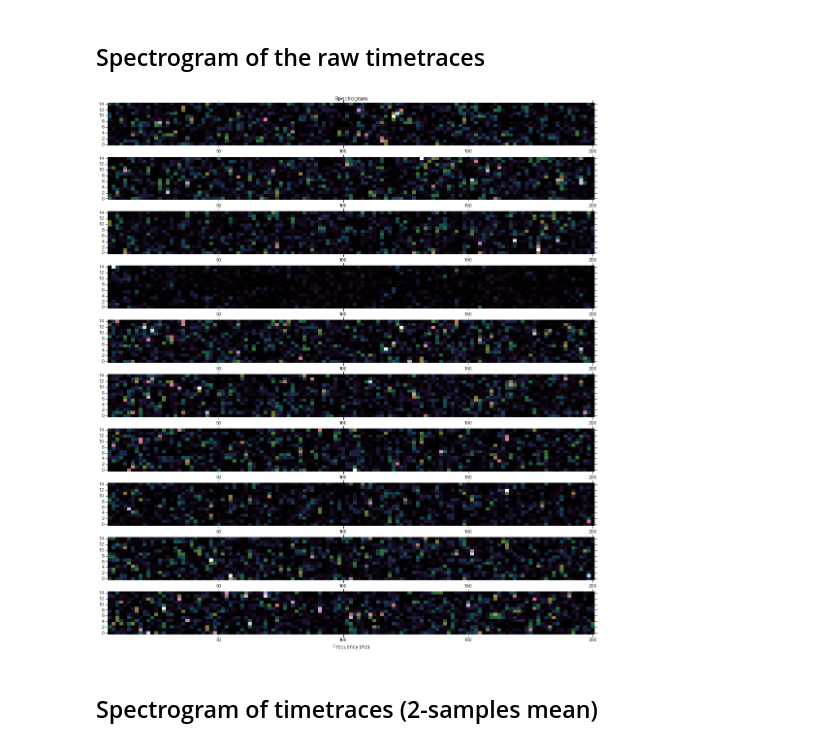
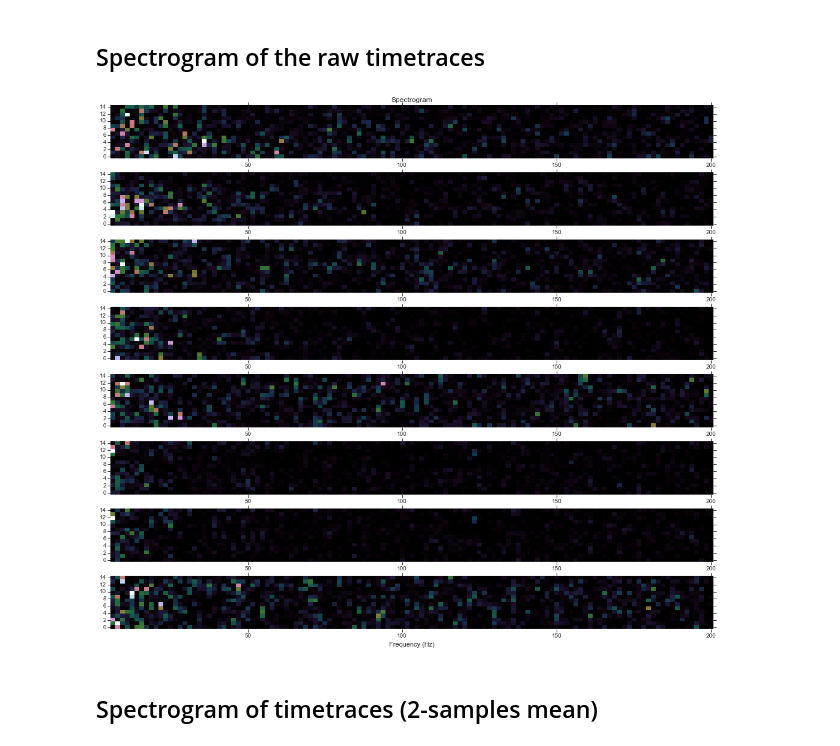
Before and after one commit to tritemio/voltagesensing, a Jupyter notebook: Patch Clamp Analysis - FFT.ipynb, the cells around one changed output. Drawn from its saved outputs; the diff is of its cells as text; code cells hidden in the pictures.

```diff
--- a/Patch Clamp Analysis - FFT.ipynb
+++ b/Patch Clamp Analysis - FFT.ipynb
@@ -173,6 +184,18 @@ points_unpatched = \
      (102.32258064516125, 3.6451612903225907),
      (104.15053763440858, 163.13440860215053),
      (185.95161290322577, 148.96774193548384)]
+
+points_unpatched = \
+    [(226.68894009216589, 41.434907834101381),
+     (193.39400921658986, 139.75288018433179),
+     (185.95161290322582, 149.54550691244236),
+     (247.05760368663599, 133.48559907834101),
+     (26.135944700460826, 140.53629032258061),
+     (6.5506912442396299, 178.53168202764974),
+     (104.08525345622121, 48.877304147465452),
+     (16.735023041474648, 58.278225806451616),
+     (38.670506912442391, 59.06163594470047),
+     (218.07142857142858, 5.0063364055299644)]
 # %%
 %matplotlib inline
 # %%
@@ -245,8 +223,0 @@ ax.set_title('Difference between background corrected and raw timetrace');
-# %%
-fig, ax = plt.subplots(1, 1, figsize=(16, 1*len(points_patched)), sharex=True)
-fig.subplots_adjust(left=0.04, right=0.96, hspace=0)
-for i, point in enumerate(points_patched):
-    timetrace = get_timetrace_circle(video, point, clip_radius=clip_radius)
-    ax.plot(data.time, timetrace + vert_offset*i, label='QD (%.1f, %.1f)' % point);
-ax.set_xlim(0, 1)
-plt.legend(ncol=5)
@@ -260,8 +223,0 @@ from figscroller import HorizontalScroller
-# %%
-fig, ax = plt.subplots(1, 1, figsize=(20, 1*len(points_patched)), sharex=True)
-fig.subplots_adjust(left=0.04, right=0.96, hspace=0)
-for i, point in enumerate(points_patched):
-    timetrace = get_timetrace_circle(video, point, clip_radius=clip_radius)
-    ax.plot(data.time, timetrace + vert_offset*i, label='QD (%.1f, %.1f)' % point)
-plt.legend(ncol=5)
-HorizontalScroller(fig)
@@ -280,5 +237,5 @@ cycle_mean = False
 # %%
-timetrace = get_timetrace_circle(data.video, points_patched[1],
+timetrace = tt.get_timetrace_circle(data.video, points_patched[1],
                                  clip_radius=clip_radius)
 
 max_freq = data.camera_rate*0.5    # Nyquist frequency
@@ -331,43 +289,41 @@ video = data.video
 
 cycle_mean = False
 clip_radius = 2  # For circular selection
-pad = 2          # For square selection
 nfft = 256
 noverlap = 128
 fdrop = 4
 
 fig, ax = plt.subplots(len(points_patched), 1, figsize=(18, 2*len(points_patched)),
                        sharex=False, sharey=False)
 fig.subplots_adjust(wspace=0.04, hspace=0.03)
 for i, point in enumerate(points_patched):
-    timetrace = get_timetrace_circle(video, point, clip_radius=clip_radius)
-    #timetrace = get_timetrace_square(data.video, point, pad=pad)
+    timetrace = tt.get_timetrace_circle(video, point, clip_radius=clip_radius)
 
     max_freq = data.camera_rate*0.5    # Nyquist frequency
     if cycle_mean:
         timetrace = timetrace.reshape(timetrace.size/2, 2).mean(1)
         max_freq /= 2
 
     chunked_signal = mlab.stride_windows(timetrace, nfft, noverlap=noverlap)
     fft = np.fft.rfft(chunked_signal, axis=0)
     fft[1:-1] *= 2
     spectr = np.abs(fft.real)**2
 
     freq = np.arange(spectr.shape[0])*max_freq/(spectr.shape[0]-1)
     dfreq = freq[1] - freq[0]
 
     aspect = spectr.shape[0]/spectr.shape[1]/8
 
     im = ax[i].imshow(spectr[fdrop:].T, cmap='cubehelix', interpolation='none',
                          extent=(freq[fdrop] - 0.5*dfreq, freq[-1] + 0.5*dfreq, -0.5, spectr.shape[1] + 0.5),
                          aspect=aspect)
     ax[i].tick_params(direction='out', length=5)
     ax[i].grid(False)
 
 ax[-1].set_xlabel('Frequency (Hz)')
 ax[0].set_title('Spectrogram');
 # %% [output]
-[figure, old version]
+[figure, new version]
 # %% [markdown]
 ## Spectrogram of timetraces (2-samples mean)
 # %%
```
Also changed, not shown: parts of 25 cells of this notebook, 2 other files.
